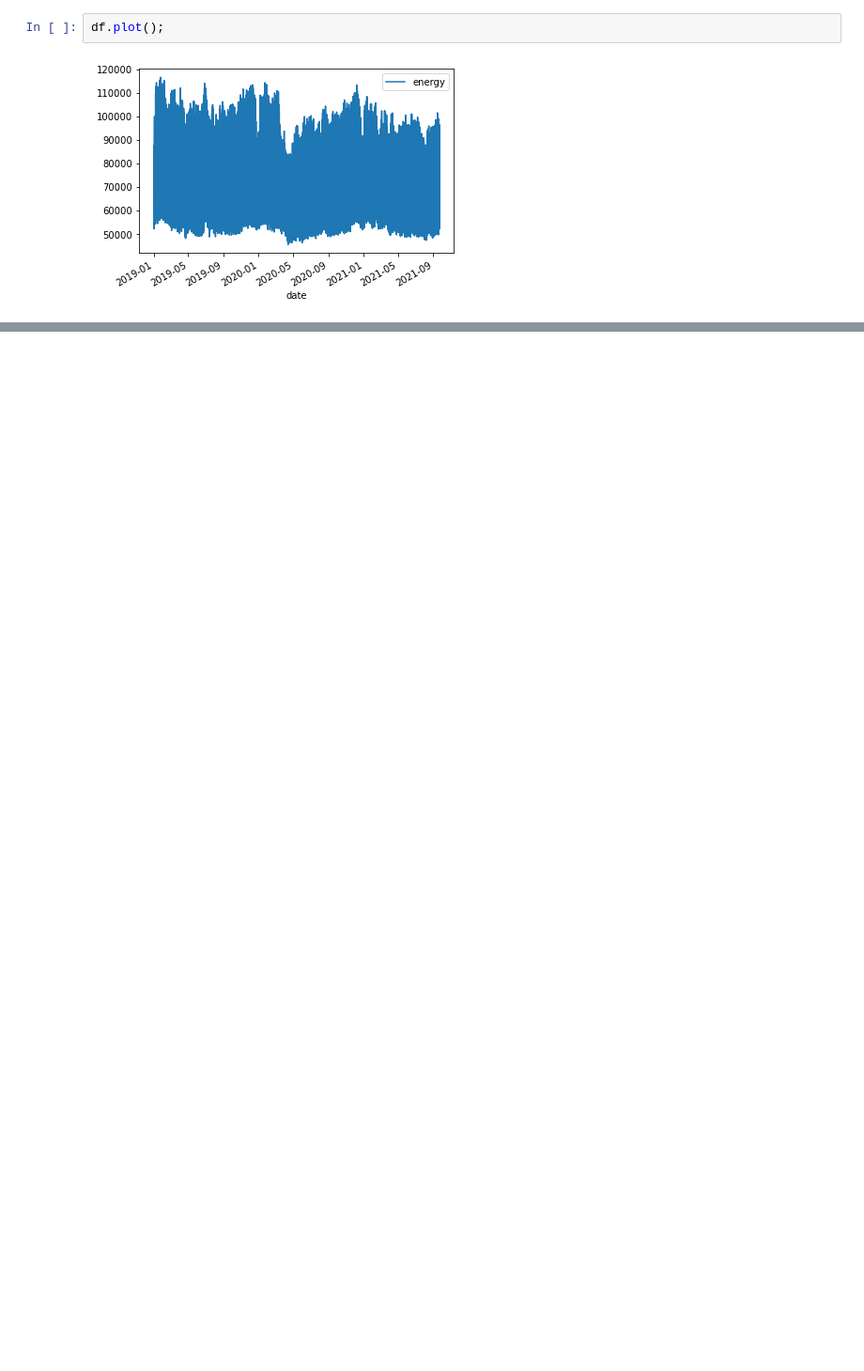
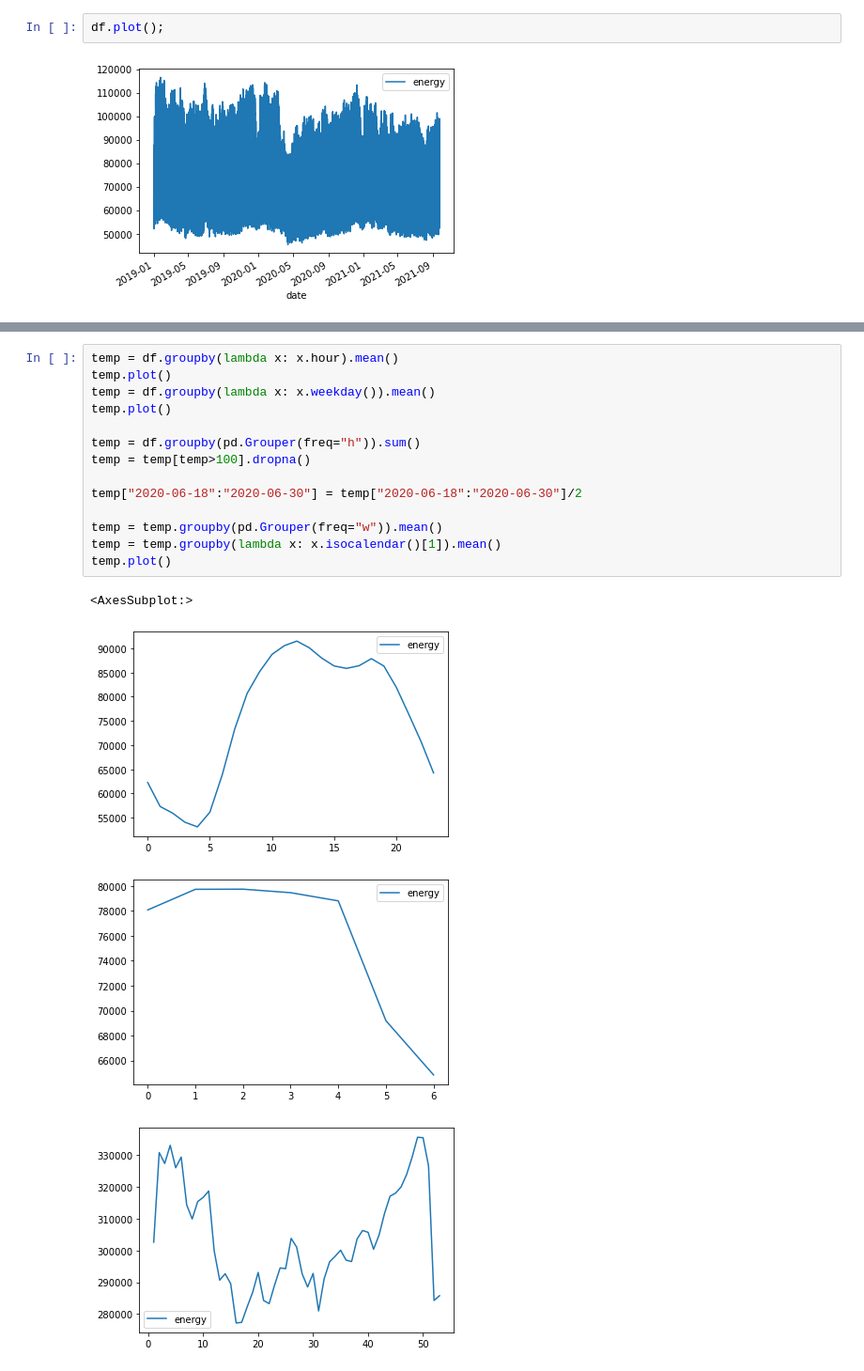
Before and after one commit to tehwalris/open-data-backend, a Jupyter notebook: notebooks/energy.ipynb, the cells around one changed output, grey strips where cells are left out. Shown: that part at 94% size. Drawn from its saved outputs; the diff is of its cells as text; blank space fills up the shorter version.

```diff
--- a/notebooks/energy.ipynb
+++ b/notebooks/energy.ipynb
@@ -41,0 +55,19 @@ df.plot();
+# %%
+temp = df.groupby(lambda x: x.hour).mean()
+temp.plot()
+temp = df.groupby(lambda x: x.weekday()).mean()
+temp.plot()
+
+temp = df.groupby(pd.Grouper(freq="h")).sum()
+temp = temp[temp>100].dropna()
+
+temp["2020-06-18":"2020-06-30"] = temp["2020-06-18":"2020-06-30"]/2
+
+temp = temp.groupby(pd.Grouper(freq="w")).mean()
+temp = temp.groupby(lambda x: x.isocalendar()[1]).mean()
+temp.plot()
+# %% [output]
+<AxesSubplot:>
+[figure, added]
+[figure, added]
+[figure, added]
```
Also changed, not shown: parts of 2 cells of this notebook, 3 other files.
